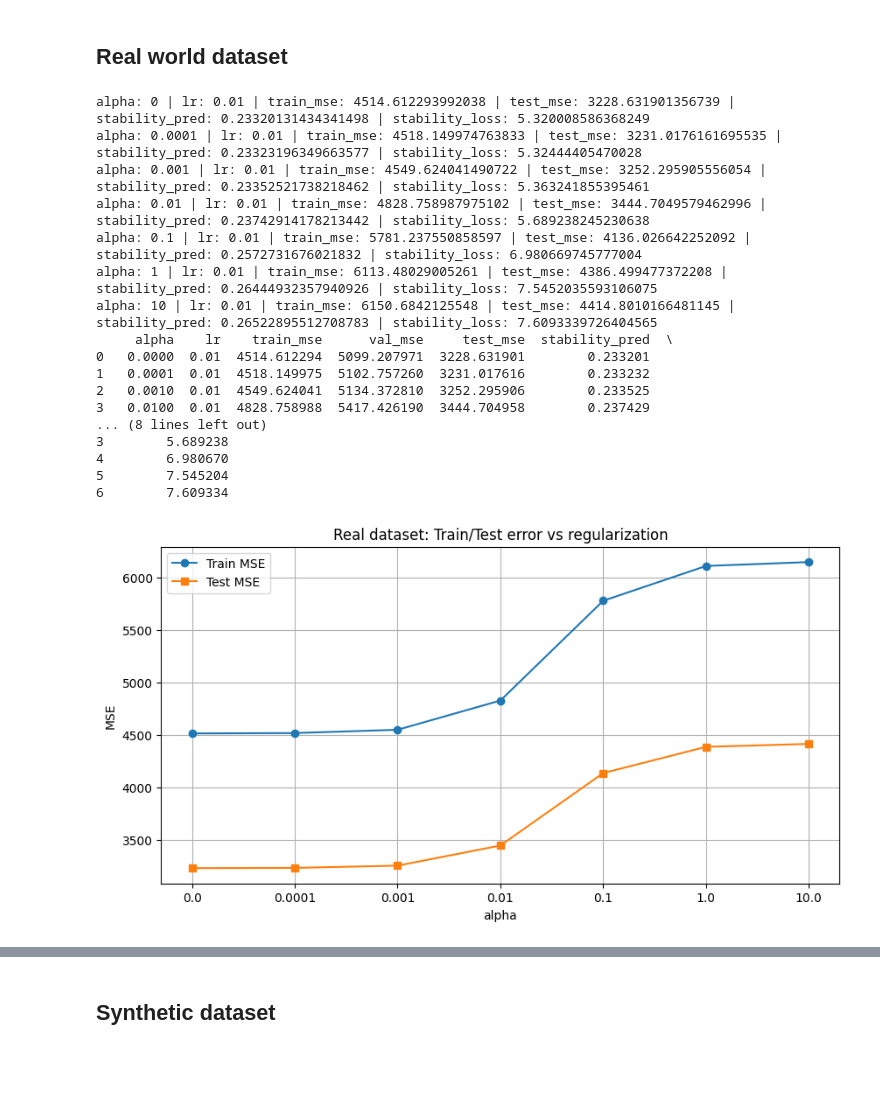
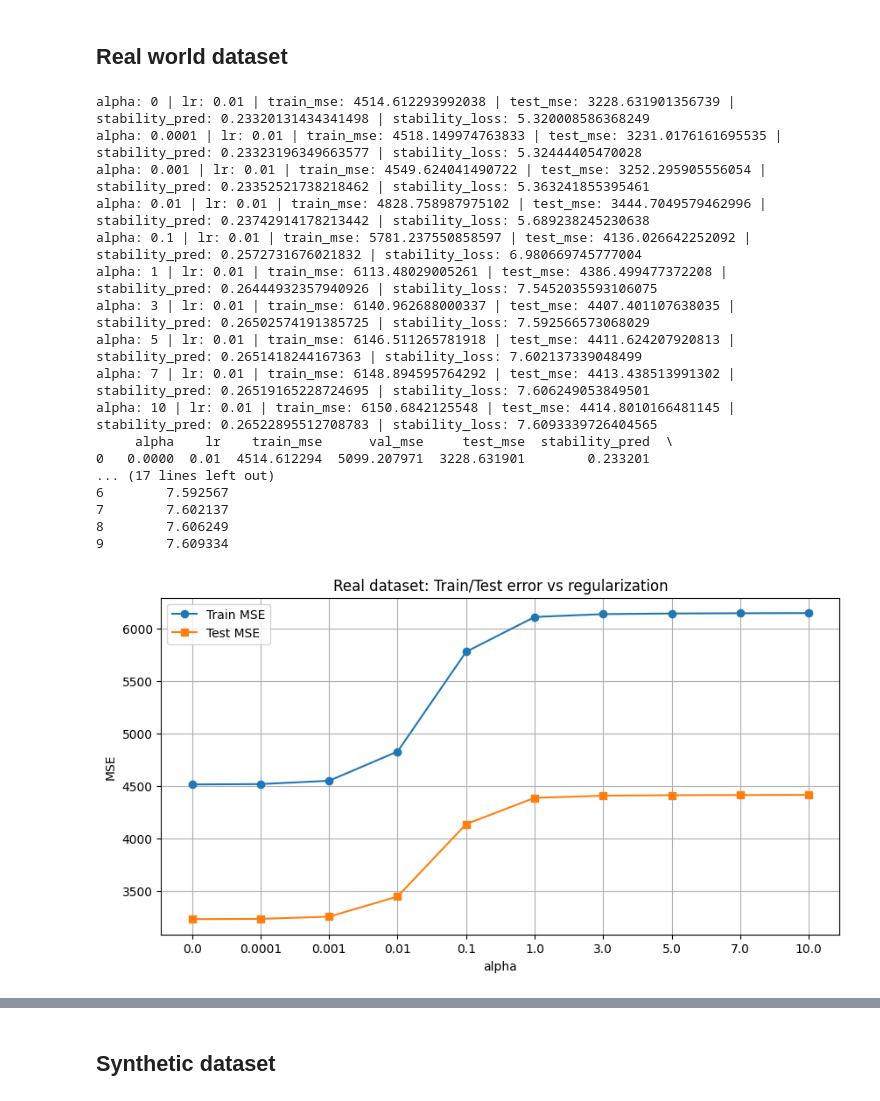
Before and after one commit to Valementajat/ML_Stability_Regularization, a Jupyter notebook: regularizationStability.ipynb, the cells around one changed output, grey strips where cells are left out. Cells and saved outputs as stored; diff of their text form; code cells hidden in the pictures; blank space fills up the shorter version.

```diff
--- a/regularizationStability.ipynb
+++ b/regularizationStability.ipynb
@@ -271,0 +257,8 @@ X_synt_test = add_bias(X_synt_test)
+# %%
+def checkPredictions(testPredictions, y_test):
+  for i in range(10):
+    print("Error for " + str(i)
+        + ": " + str(calculcateError(testPredictions[i], y_real_test[i]))
+        + ", Prediction: " + str(testPredictions[i])
+        + ", label : " +str( y_test[i]))
+  return
@@ -305,6 +340,0 @@ test set MSE:  2522.3413323544123 RMSE:  50.22291640630214
-# %%
-for i in range(10):
-  print("Error for " + str(i)
-        + ": " + str(calculcateError(testPredictions[i], y_real_test[i]))
-        + ", Prediction: " + str(testPredictions[i])
-        + ", label : " +str( y_real_test[i]))
@@ -395,6 +368,0 @@ test set MSE:  10.111907333585252 RMSE:  3.1799225357837337
-# %%
-for i in range(10):
-  print("Error for " + str(i)
-        + ": " + str(calculcateError(testPredictions[i], y_synt_test[i]))
-        + ", Prediction: " + str(testPredictions[i])
-        + ", label : " +str( y_synt_test[i]))
@@ -474,12 +411,10 @@ def fit_fixed_alpha(X_train, X_val, y_train, y_val, alpha, epochs=5000, lrs=[1e-
     }
 # %%
 def estimate_stability(X_train, y_train, X_val, y_val, X_test, y_test,
-                       alpha, epochs=3000, lrs=[1e-4, 1e-3, 1e-2], max_removed_points=None):
-    """
-    Stability metric:
-    average absolute change in predictions on the fixed test set
-    after removing one training point and retraining.
-    """
+                       alpha, epochs=3000, lrs=[1e-4, 1e-3, 1e-2], ):
+
+    # Calculate average absolute change in predictions on the fixed test set
+    # after removing one training point and retraining.
 
     base_result = fit_fixed_alpha(X_train, X_val, y_train, y_val, alpha, epochs=epochs, lrs=lrs)
 
@@ -494,14 +429,12 @@ def estimate_stability(X_train, y_train, X_val, y_val, X_test, y_test,
     n_train = X_train.shape[0]
     indices = np.arange(n_train)
 
-    # Optional: use only part of the training set for faster experiments
-    if max_removed_points is not None:
-        indices = indices[:max_removed_points]
 
     prediction_changes = []
     loss_changes = []
 
     for i in indices:
+        # Remove a training point
         X_train_minus_i = np.delete(X_train, i, axis=0)
         y_train_minus_i = np.delete(y_train, i, axis=0)
 
@@ -596,32 +529,32 @@ def plot_stability_results(df, title_prefix="Dataset"):
 # %%
 real_results_df = run_stability_experiment(
     X_real_train, y_real_train,
     X_real_val, y_real_val,
     X_real_test, y_real_test,
-    alphas=[0, 1e-4, 1e-3, 1e-2, 1e-1, 1, 10],
+    alphas=[0, 1e-4, 1e-3, 1e-2, 1e-1, 1, 3, 5, 7, 10],
     epochs=3000,
-    lrs=[1e-4, 1e-3, 1e-2],
-    max_removed_points=40
+    lrs=[1e-4, 1e-3, 1e-2]
+
 )
 
 print(real_results_df)
 plot_stability_results(real_results_df, title_prefix="Real dataset")
 # %% [output]
 alpha: 0 | lr: 0.01 | train_mse: 4514.612293992038 | test_mse: 3228.631901356739 | stability_pred: 0.23320131434341498 | stability_loss: 5.320008586368249
 alpha: 0.0001 | lr: 0.01 | train_mse: 4518.149974763833 | test_mse: 3231.0176161695535 | stability_pred: 0.23323196349663577 | stability_loss: 5.32444405470028
 alpha: 0.001 | lr: 0.01 | train_mse: 4549.624041490722 | test_mse: 3252.295905556054 | stability_pred: 0.23352521738218462 | stability_loss: 5.363241855395461
 alpha: 0.01 | lr: 0.01 | train_mse: 4828.758987975102 | test_mse: 3444.7049579462996 | stability_pred: 0.23742914178213442 | stability_loss: 5.689238245230638
 alpha: 0.1 | lr: 0.01 | train_mse: 5781.237550858597 | test_mse: 4136.026642252092 | stability_pred: 0.2572731676021832 | stability_loss: 6.980669745777004
 alpha: 1 | lr: 0.01 | train_mse: 6113.48029005261 | test_mse: 4386.499477372208 | stability_pred: 0.26444932357940926 | stability_loss: 7.5452035593106075
+alpha: 3 | lr: 0.01 | train_mse: 6140.962688000337 | test_mse: 4407.401107638035 | stability_pred: 0.26502574191385725 | stability_loss: 7.592566573068029
+alpha: 5 | lr: 0.01 | train_mse: 6146.511265781918 | test_mse: 4411.624207920813 | stability_pred: 0.2651418244167363 | stability_loss: 7.602137339048499
+alpha: 7 | lr: 0.01 | train_mse: 6148.894595764292 | test_mse: 4413.438513991302 | stability_pred: 0.26519165228724695 | stability_loss: 7.606249053849501
 alpha: 10 | lr: 0.01 | train_mse: 6150.6842125548 | test_mse: 4414.8010166481145 | stability_pred: 0.26522895512708783 | stability_loss: 7.6093339726404565
      alpha    lr    train_mse      val_mse     test_mse  stability_pred  \
 0   0.0000  0.01  4514.612294  5099.207971  3228.631901        0.233201
-1   0.0001  0.01  4518.149975  5102.757260  3231.017616        0.233232
-2   0.0010  0.01  4549.624041  5134.372810  3252.295906        0.233525
-3   0.0100  0.01  4828.758988  5417.426190  3444.704958        0.237429
-... (8 lines left out)
-3        5.689238
-4        6.980670
-5        7.545204
-6        7.609334
+... (17 lines left out)
+6        7.592567
+7        7.602137
+8        7.606249
+9        7.609334
-[figure, old version]
+[figure, new version]
```
Also changed, not shown: parts of 36 cells of this notebook.
